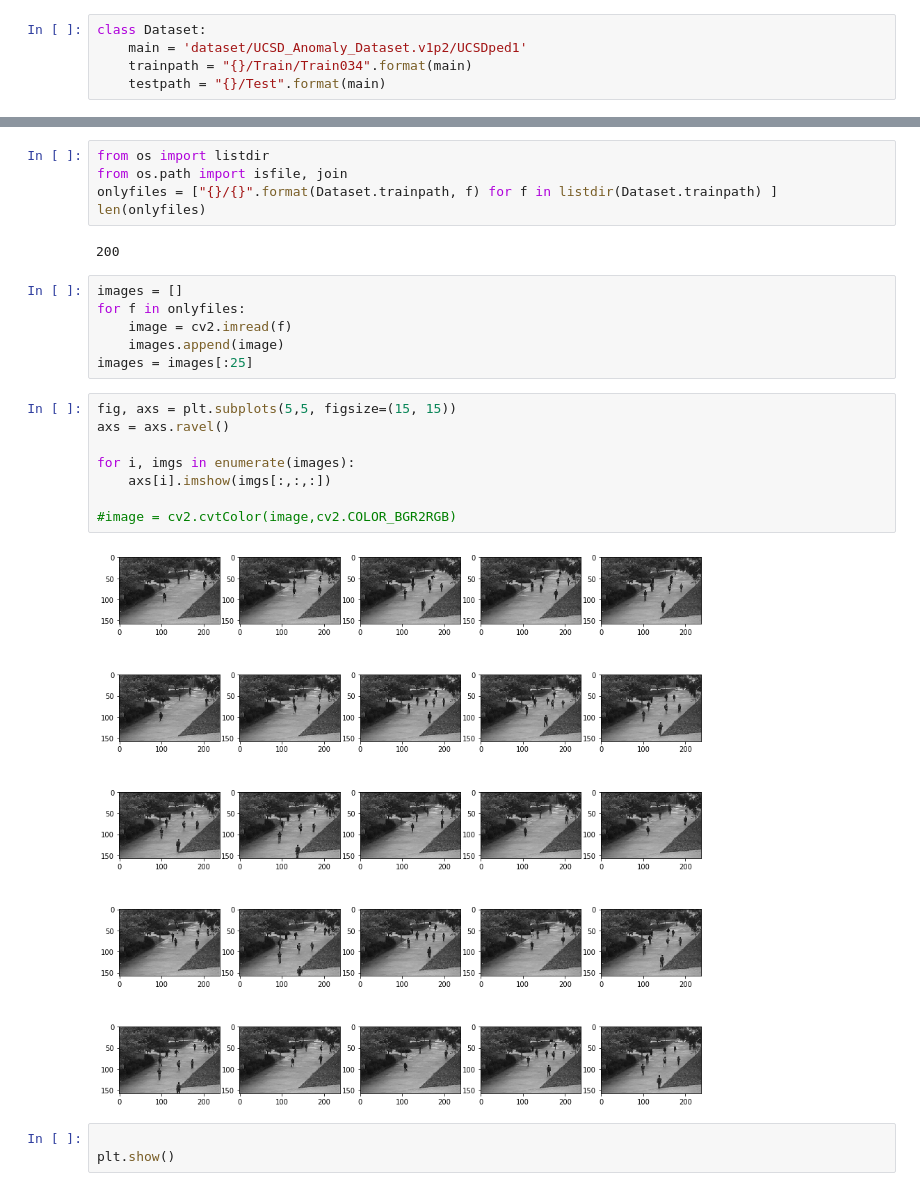
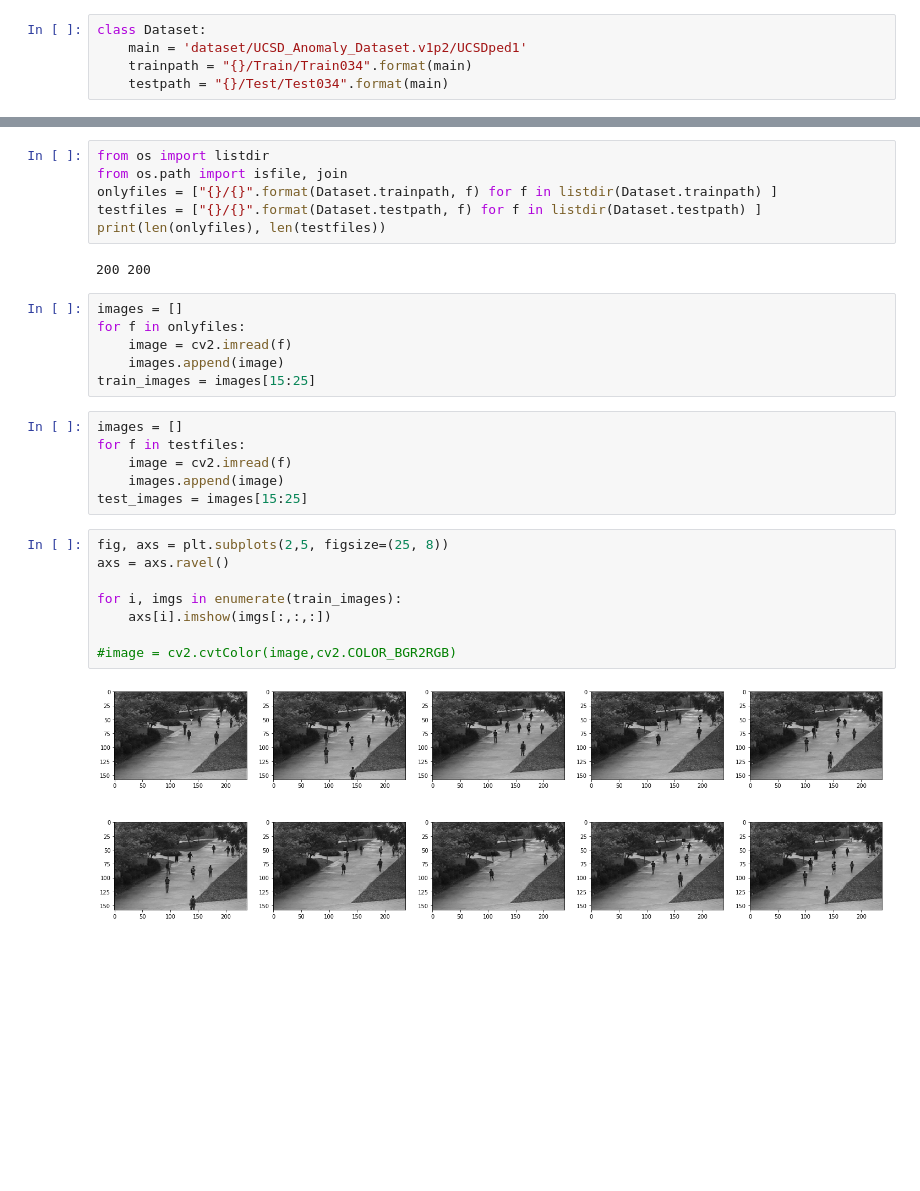
Before and after one commit to karishma33/DetectionProject, a Jupyter notebook: analysis.ipynb, the cells around one changed output, grey strips where cells are left out. Drawn from its saved outputs; the diff is of its cells as text; blank space fills up the shorter version.

```diff
--- a/analysis.ipynb
+++ b/analysis.ipynb
@@ -12,5 +11,5 @@ import cv2
 class Dataset:
     main = 'dataset/UCSD_Anomaly_Dataset.v1p2/UCSDped1'
     trainpath = "{}/Train/Train034".format(main)
-    testpath = "{}/Test".format(main)
+    testpath = "{}/Test/Test034".format(main)
 # %%
@@ -38,25 +19,29 @@ ls $1/
 from os import listdir
 from os.path import isfile, join
 onlyfiles = ["{}/{}".format(Dataset.trainpath, f) for f in listdir(Dataset.trainpath) ]
-len(onlyfiles)
+testfiles = ["{}/{}".format(Dataset.testpath, f) for f in listdir(Dataset.testpath) ]
+print(len(onlyfiles), len(testfiles))
 # %% [output]
-200
+200 200
 # %%
 images = []
 for f in onlyfiles:
     image = cv2.imread(f)
     images.append(image)
-images = images[:25]
+train_images = images[15:25]
+# %%
+images = []
+for f in testfiles:
+    image = cv2.imread(f)
+    images.append(image)
+test_images = images[15:25]
 # %%
-fig, axs = plt.subplots(5,5, figsize=(15, 15))
+fig, axs = plt.subplots(2,5, figsize=(25, 8))
 axs = axs.ravel()
 
-for i, imgs in enumerate(images):
+for i, imgs in enumerate(train_images):
     axs[i].imshow(imgs[:,:,:])
 
 #image = cv2.cvtColor(image,cv2.COLOR_BGR2RGB)
 # %% [output]
-[figure, old version]
+[figure, new version]
-# %%
-
-plt.show()
```
Also changed, not shown: parts of 9 cells of this notebook, 1 other file.
